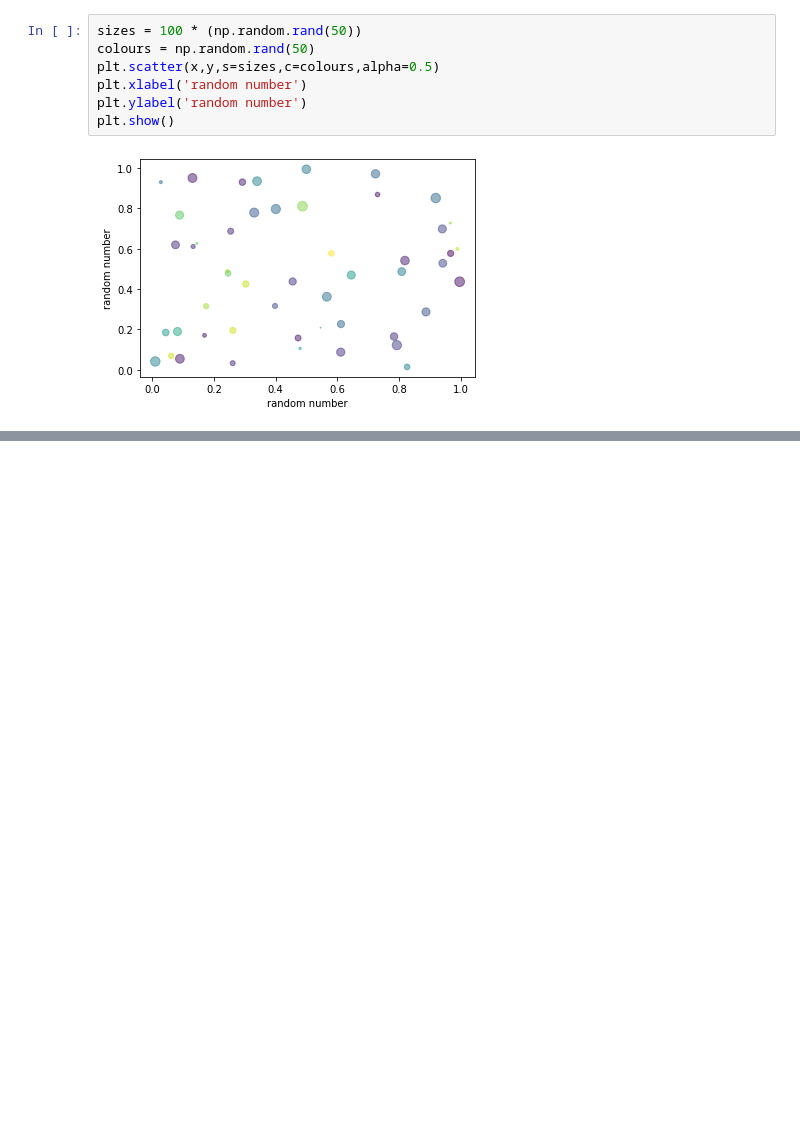
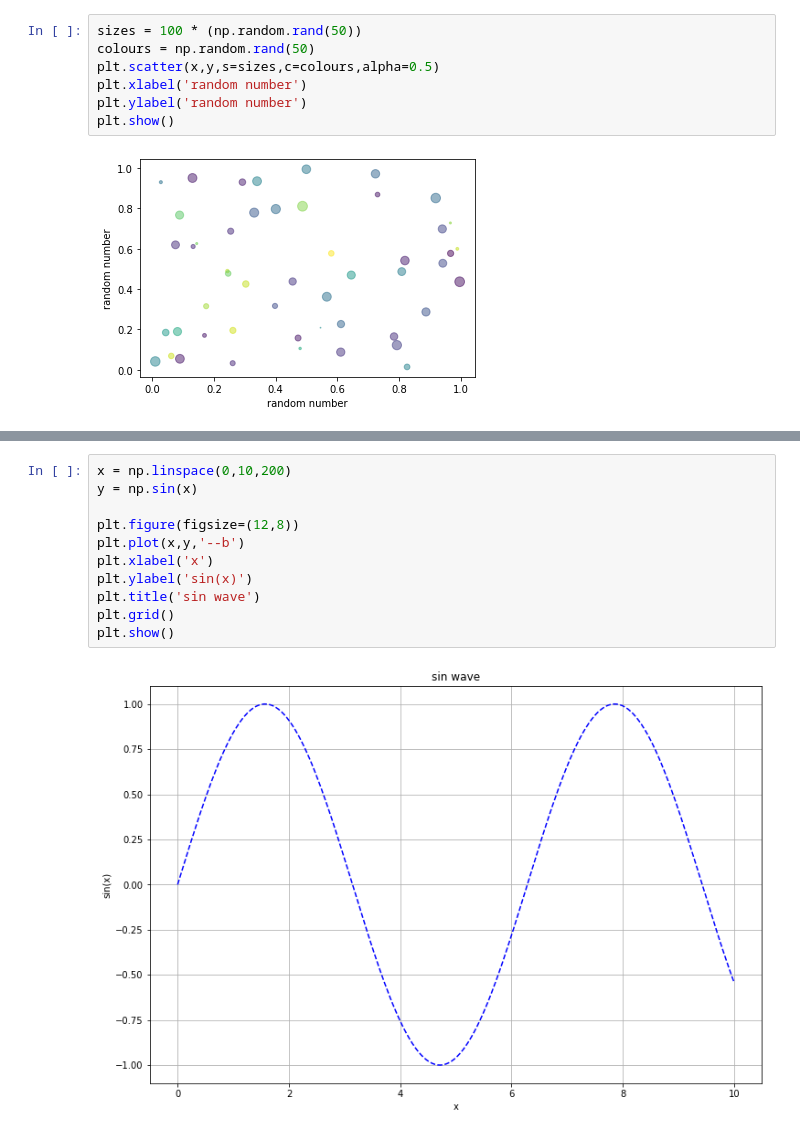
Before and after one commit to beercafeguy/PyMLLab, a Jupyter notebook: practice/matplotlib_demo.ipynb, the cells around one changed output, grey strips where cells are left out. Cells and saved outputs as stored; diff of their text form; blank space fills up the shorter version.

```diff
--- a/practice/matplotlib_demo.ipynb
+++ b/practice/matplotlib_demo.ipynb
@@ -56,0 +75,13 @@ plt.show()
+# %%
+x = np.linspace(0,10,200)
+y = np.sin(x)
+
+plt.figure(figsize=(12,8))
+plt.plot(x,y,'--b')
+plt.xlabel('x')
+plt.ylabel('sin(x)')
+plt.title('sin wave')
+plt.grid()
+plt.show()
+# %% [output]
+[figure, added]
```
Also changed, not shown: parts of 10 cells of this notebook.
